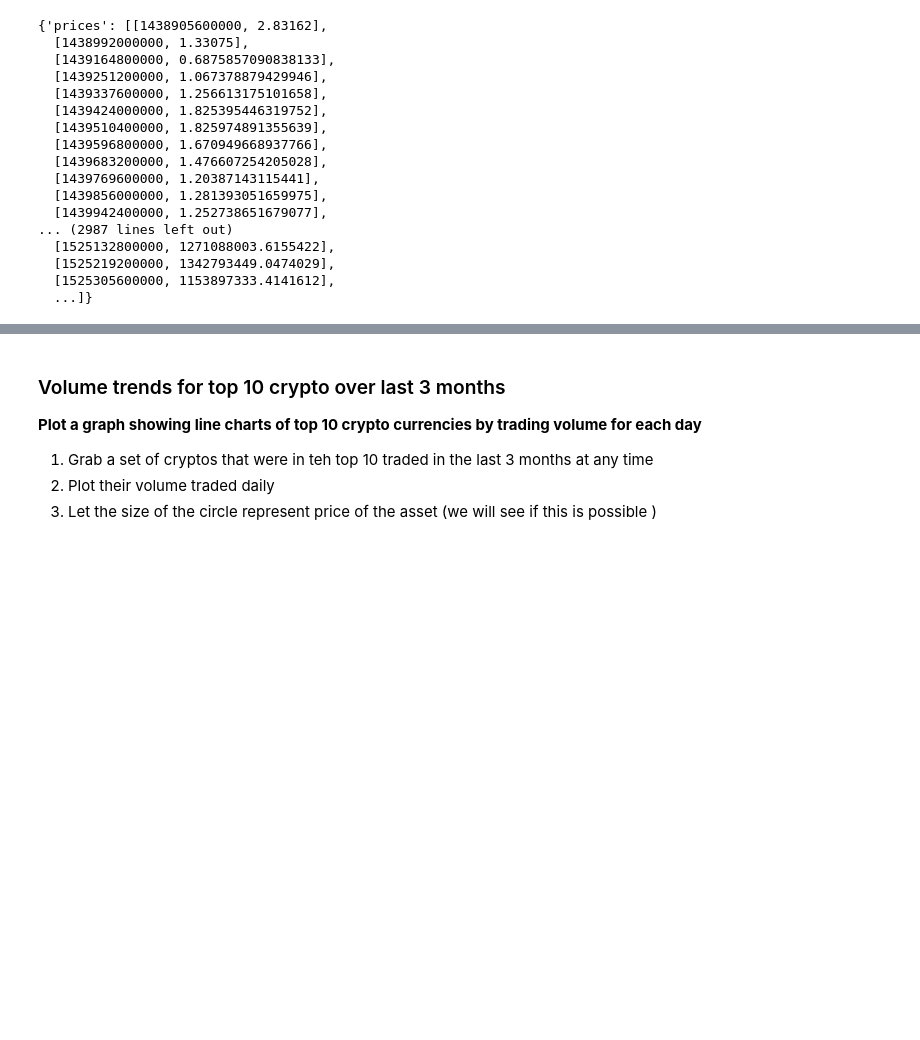
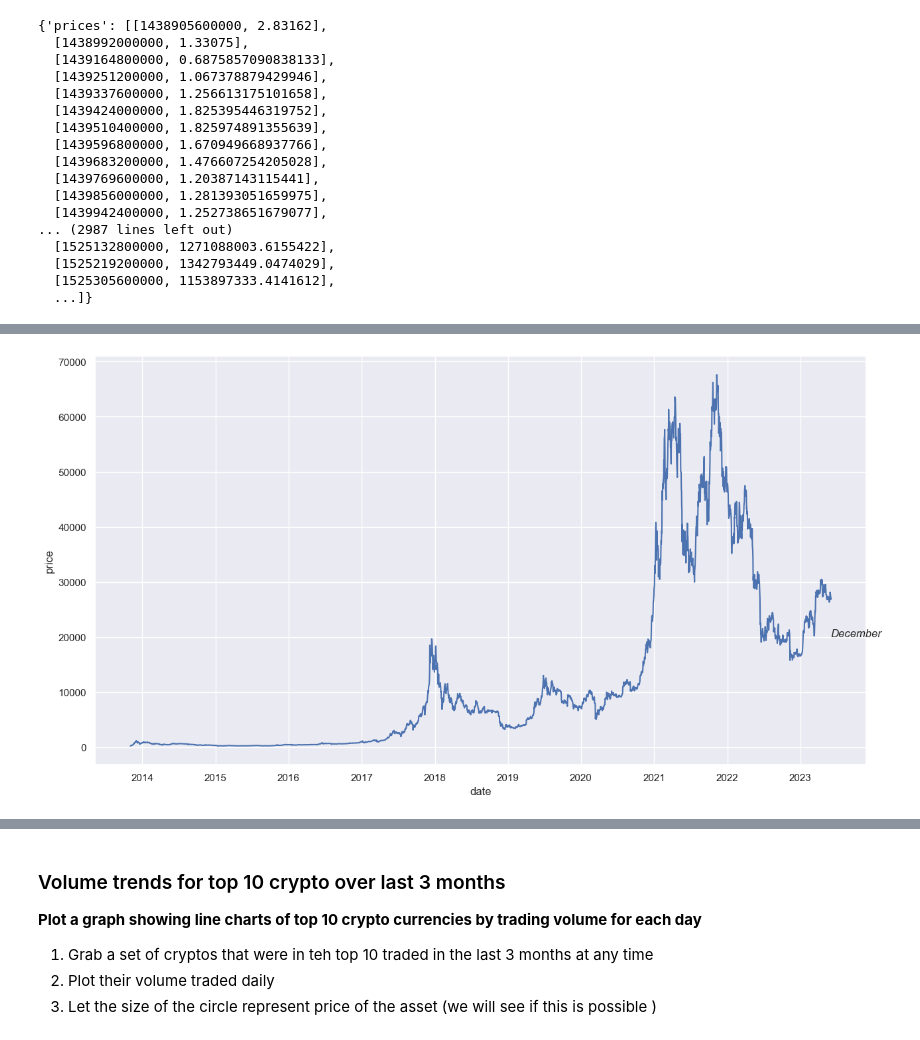
Before and after one commit to abhishek4563/crypto-trading-app, a Jupyter notebook: GetCryptoPrices.ipynb, the cells around one changed output, grey strips where cells are left out. Cells and saved outputs as stored; diff of their text form; code cells hidden in the pictures; blank space fills up the shorter version.

```diff
--- a/GetCryptoPrices.ipynb
+++ b/GetCryptoPrices.ipynb
@@ -782,0 +535,4 @@ del(algo_plot)
+# %%
+ax = sns.lineplot(x='date',y='price', data=btc_historical_prices)
+ax.text(btc_historical_prices['date'].to_list()[-3], 20000, 'December', style='italic')
+# %% [output]
@@ -782,0 +540 @@ del(algo_plot)
+[figure, added]
```
Also changed, not shown: parts of 140 cells of this notebook.
